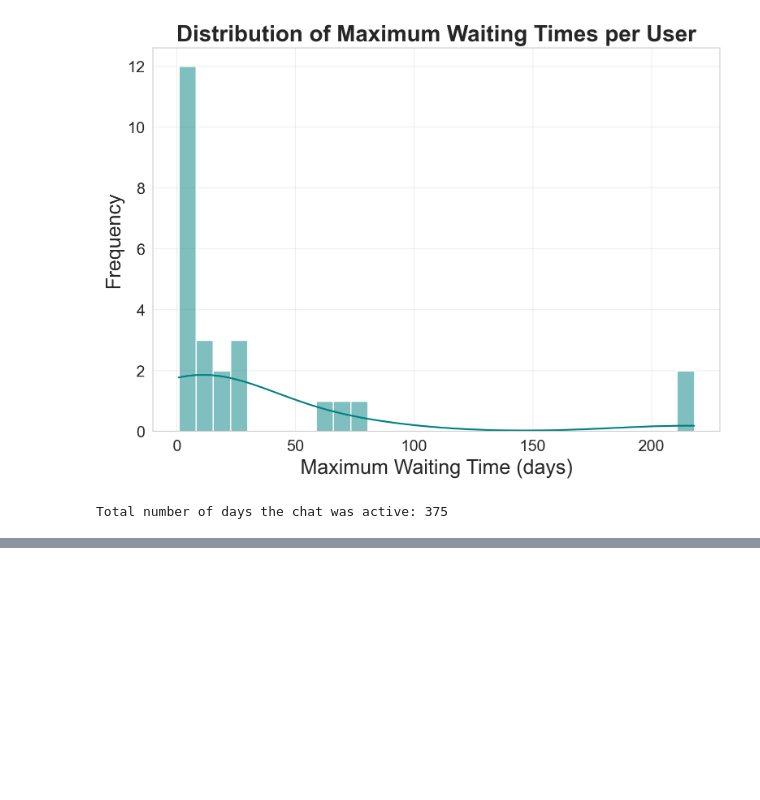
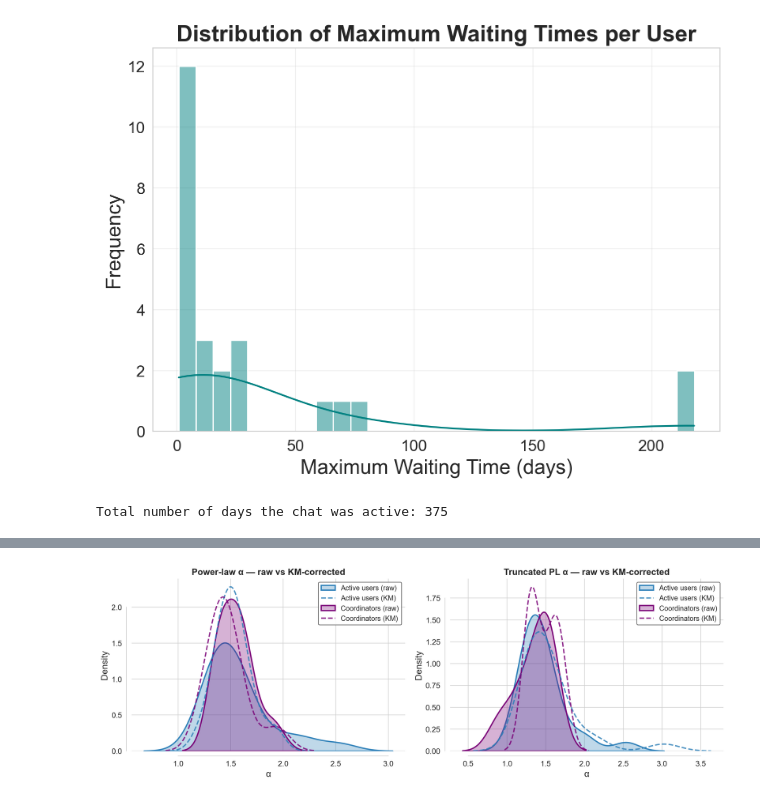
Before and after one commit to pablob2002/TFM, a Jupyter notebook: Active Users/260428_active_users_all.ipynb, the cells around one changed output, grey strips where cells are left out. Drawn from its saved outputs; the diff is of its cells as text; code cells hidden in the pictures; blank space fills up the shorter version.

Commit message:
Updates in visualization

```diff
--- a/Active Users/260428_active_users_all.ipynb
+++ b/Active Users/260428_active_users_all.ipynb
@@ -759,0 +885,48 @@ Total number of days the chat was active: 375
+# %%
+blue   = '#2c7fb8'
+purple = '#7a0177'
+
+with plt.rc_context({
+    'figure.dpi': 200, 'font.size': 14, 'axes.titlesize': 15,
+    'axes.labelsize': 14, 'legend.fontsize': 12,
+    'xtick.labelsize': 12, 'ytick.labelsize': 12,
+}):
+    fig, axes = plt.subplots(1, 2, figsize=(14, 5), dpi=200)
+
+    panels = [
+        (
+            np.asarray(alphas_au_pl_raw),    np.asarray(alphas_au_pl_km),
+            np.asarray(alphas_coord_pl_raw), np.asarray(alphas_coord_pl_km),
+            "Power-law α — raw vs KM-corrected",
+        ),
+        (
+            np.asarray(alphas_au)    if alphas_au    else np.array([]),
+            np.asarray(alphas_au_tpl_km),
+            np.asarray(alphas_coord) if alphas_coord else np.array([]),
+            np.asarray(alphas_coord_tpl_km),
+            "Truncated PL α — raw vs KM-corrected",
+        ),
+    ]
+
+    for ax, (raw_au, km_au, raw_co, km_co, title) in zip(axes, panels):
+        for vals, color, ls, fill, alpha, lbl in [
+            (raw_au, blue,   "-",  True,  0.30, "Active users (raw)"),
+            (km_au,  blue,   "--", False, 0.85, "Active users (KM)"),
+            (raw_co, purple, "-",  True,  0.30, "Coordinators (raw)"),
+            (km_co,  purple, "--", False, 0.85, "Coordinators (KM)"),
+        ]:
+            if len(vals) > 1:
+                sns.kdeplot(vals, ax=ax, color=color, linestyle=ls,
+                            fill=fill, alpha=alpha,
+                            linewidth=2.0, label=lbl, bw_method="scott")
+        ax.set_xlabel("α")
+        ax.set_ylabel("Density")
+        ax.set_title(title, fontsize=14, weight="bold")
+        ax.legend(frameon=True, facecolor="white", edgecolor="0.3",
+                  framealpha=0.9, fontsize=11)
+        sns.despine(ax=ax, trim=True, offset=8)
+
+    fig.tight_layout()
+    plt.show()
+# %% [output]
+[figure, added]
```
Also changed, not shown: parts of 12 cells of this notebook, 34 other files.
